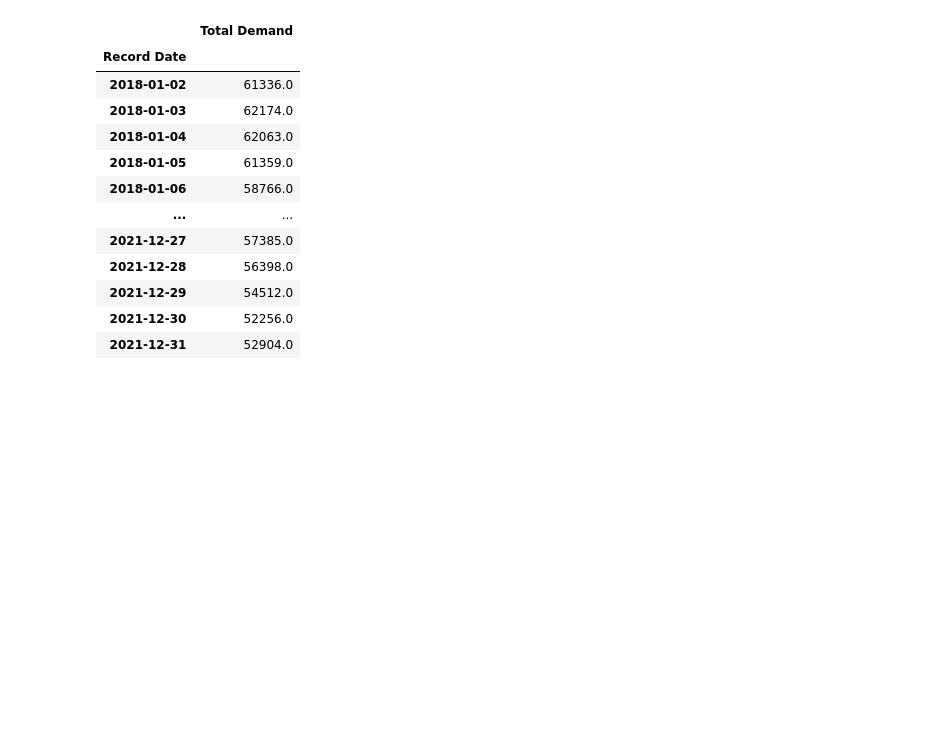
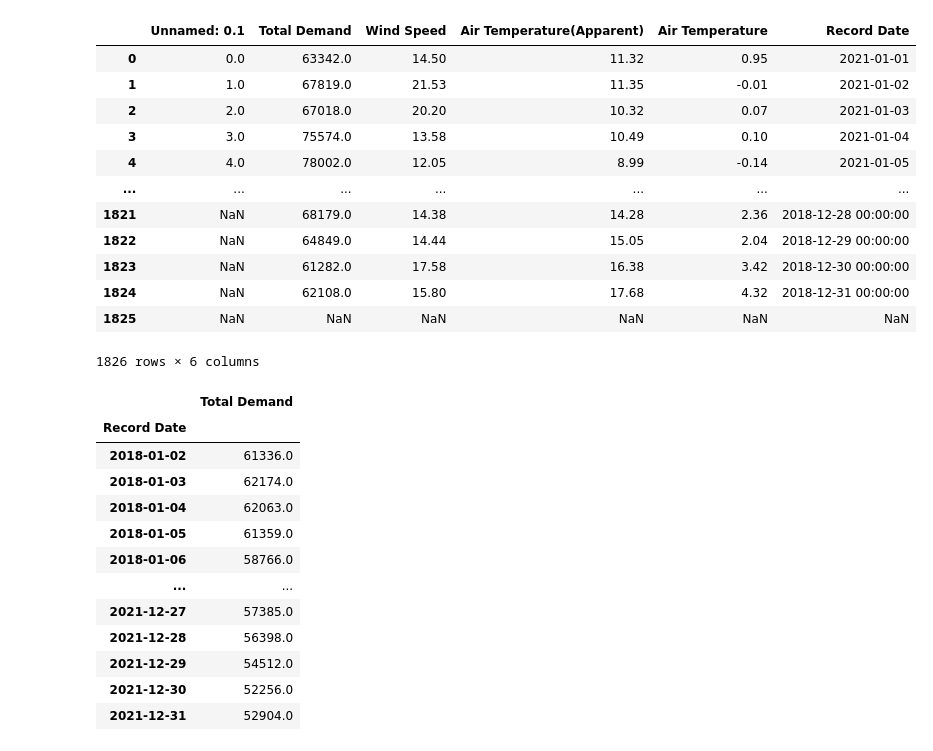
Before and after one commit to snowbalzz/Modeling, a Jupyter notebook: Modeling.ipynb, the cells around one changed output. Cells and saved outputs as stored; diff of their text form; code cells hidden in the pictures; blank space fills up the shorter version.

```diff
--- a/Modeling.ipynb
+++ b/Modeling.ipynb
@@ -5,4 +5,21 @@ import numpy as np
 import matplotlib.pyplot as plt
 from statsmodels.tsa.ar_model import AR
 from sklearn.metrics import mean_squared_error, mean_absolute_error
+# %%
+df = pd.read_csv('../csv/All_Demand.csv', index_col=0)
+df
+# %% [output]
+|  | Unnamed: 0.1 | Total Demand | Wind Speed | Air Temperature(Apparent) | Air Temperature | Record Date |
+| 0 | 0.0 | 63342.0 | 14.50 | 11.32 | 0.95 | 2021-01-01 |
+| 1 | 1.0 | 67819.0 | 21.53 | 11.35 | -0.01 | 2021-01-02 |
+| 2 | 2.0 | 67018.0 | 20.20 | 10.32 | 0.07 | 2021-01-03 |
+| 3 | 3.0 | 75574.0 | 13.58 | 10.49 | 0.10 | 2021-01-04 |
+| 4 | 4.0 | 78002.0 | 12.05 | 8.99 | -0.14 | 2021-01-05 |
+| ... | ... | ... | ... | ... | ... | ... |
+| 1821 | NaN | 68179.0 | 14.38 | 14.28 | 2.36 | 2018-12-28 00:00:00 |
+| 1822 | NaN | 64849.0 | 14.44 | 15.05 | 2.04 | 2018-12-29 00:00:00 |
+| 1823 | NaN | 61282.0 | 17.58 | 16.38 | 3.42 | 2018-12-30 00:00:00 |
+| 1824 | NaN | 62108.0 | 15.80 | 17.68 | 4.32 | 2018-12-31 00:00:00 |
+| 1825 | NaN | NaN | NaN | NaN | NaN | NaN |
+1826 rows × 6 columns
 # %%
```
Also changed, not shown: parts of 4 cells of this notebook, 1 other file.
